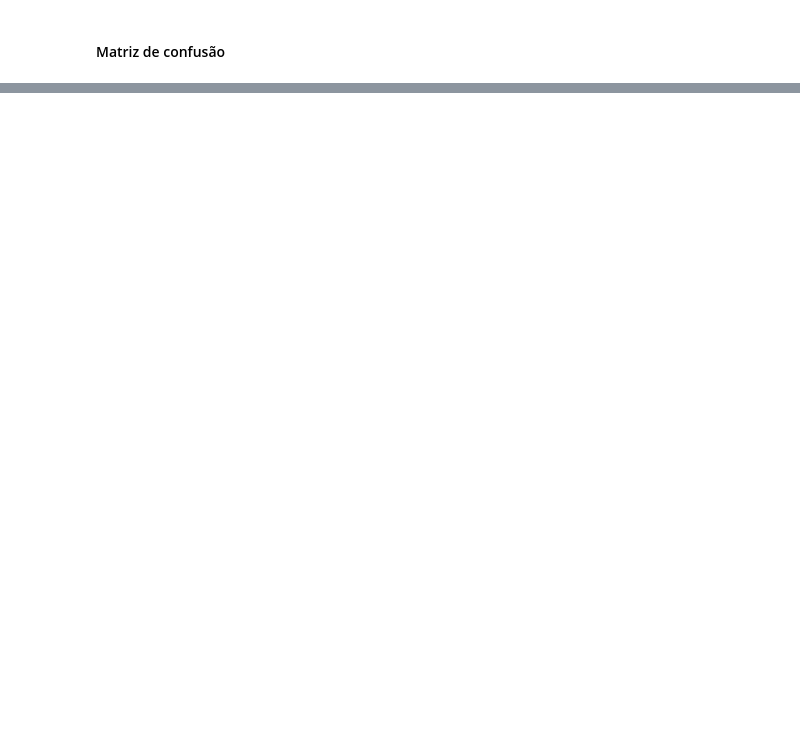
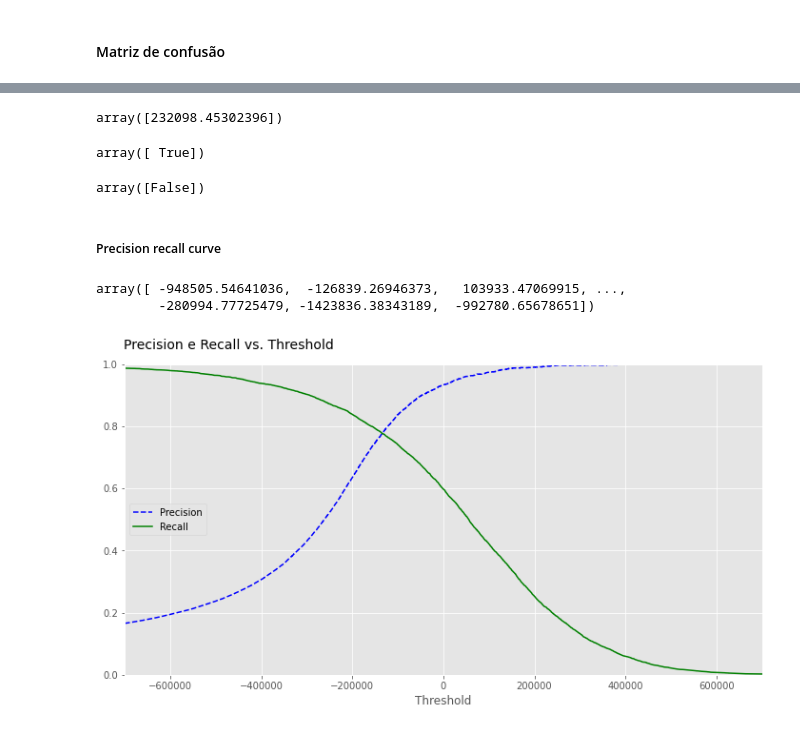
Before and after one commit to LilianeAquino/hands_on_aprendizado_de_maquina, a Jupyter notebook: 03_classification.ipynb, the cells around one changed output, grey strips where cells are left out. Drawn from its saved outputs; the diff is of its cells as text; code cells hidden in the pictures; blank space fills up the shorter version.

```diff
--- a/03_classification.ipynb
+++ b/03_classification.ipynb
@@ -173,0 +194,44 @@ print(confusion_matrix(y_train_3, y_train_pred))
+# %%
+y_scores = sgd_clf.decision_function([some_digits])
+y_scores
+# %% [output]
+array([232098.45302396])
+# %%
+threshold = 0
+y_some_digit_pred = (y_scores > threshold)
+y_some_digit_pred
+# %% [output]
+array([ True])
+# %%
+threshold = 400000
+y_some_digit_pred = (y_scores > threshold)
+y_some_digit_pred
+# %% [output]
+array([False])
+# %% [markdown]
+#####  Precision recall curve
+# %%
+y_scores = cross_val_predict(sgd_clf, X_train, y_train_3, cv=3, method='decision_function')
+y_scores
+# %% [output]
+array([ -948505.54641036,  -126839.26946373,   103933.47069915, ...,
+        -280994.77725479, -1423836.38343189,  -992780.65678651])
+# %%
+from sklearn.metrics import precision_recall_curve
+
+precisions, recalls, thresholds = precision_recall_curve(y_train_3, y_scores)
+
+def plot_precision_recall_vs_threshold(precisions, recalls, thresholds):
+    plt.plot(thresholds, precisions[:-1], 'b--', label='Precision')
+    plt.plot(thresholds, recalls[:-1], 'g-', label='Recall')
+    plt.xlabel('Threshold')
+    plt.legend(loc='center left')
+    plt.ylim([0, 1])
+
+plt.figure(figsize=[12, 6])
+plot_precision_recall_vs_threshold(precisions, recalls, thresholds)
+plt.title('Precision e Recall vs. Threshold', y=1.03, size=14, loc='left', x=-0.002)
+plt.xlim([-700000, 700000])
+plt.show()
+# %% [output]
+[figure, added]
```
Also changed, not shown: parts of 11 cells of this notebook.
